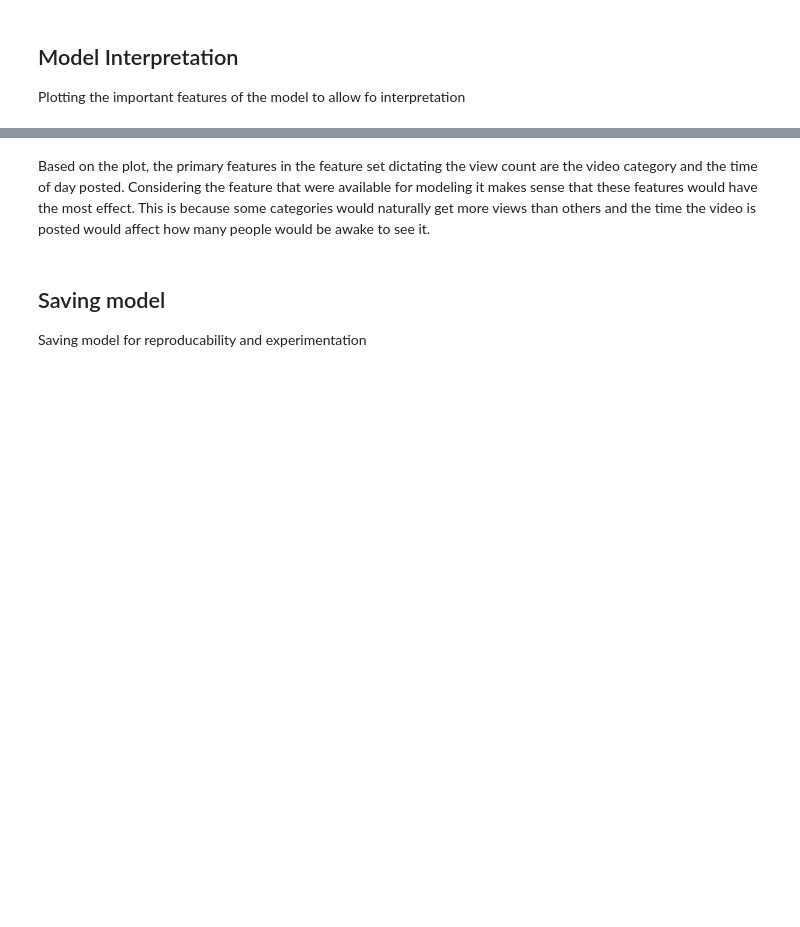
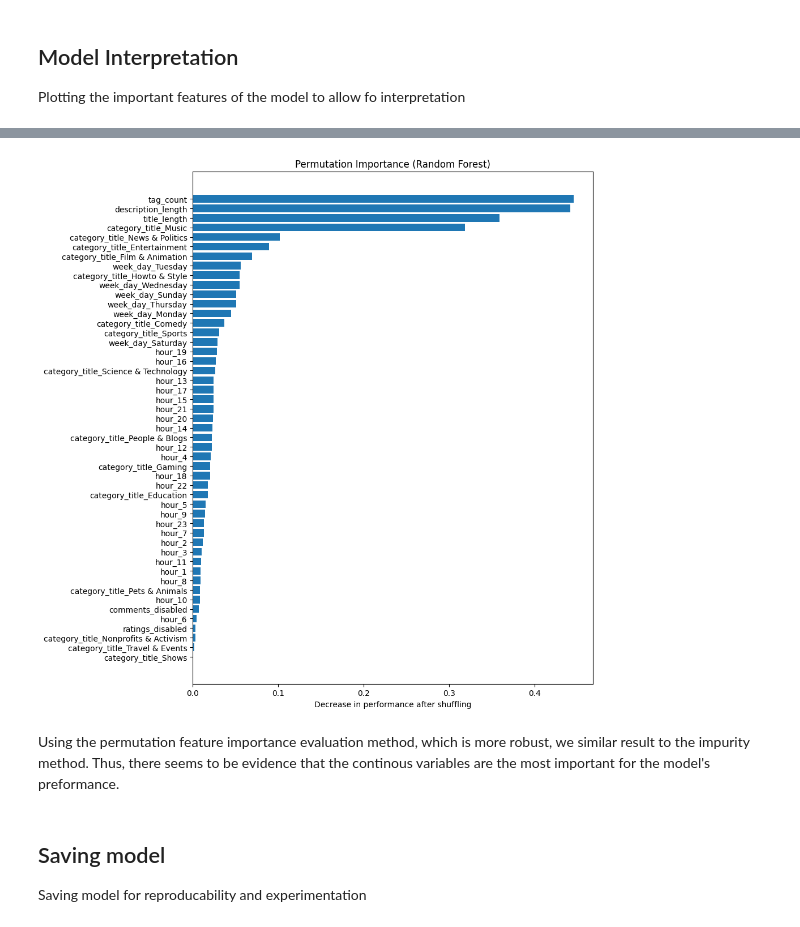
Before and after one commit to Infinit-Learner/youtube-success-predictor, a Jupyter notebook: notebook/03-modeling.ipynb, the cells around one changed output, grey strips where cells are left out. Cells and saved outputs as stored; diff of their text form; code cells hidden in the pictures; blank space fills up the shorter version.

```diff
--- a/notebook/03-modeling.ipynb
+++ b/notebook/03-modeling.ipynb
@@ -171,5 +241,16 @@ plt.show()
+# %%
+# Plotting the permutation feature importances
+plt.figure(figsize= (10,10))
+plt.barh(perm_df['feature'], perm_df['importance_mean'])
+plt.xlabel('Decrease in performance after shuffling')
+plt.title('Permutation Importance (Random Forest)')
+plt.gca().invert_yaxis()
+plt.tight_layout()
+plt.show()
+# %% [output]
+[figure, added]
 # %% [markdown]
-Based on the plot, the primary features in the feature set dictating the view count are the video category and the time of day posted. Considering the feature that were available for modeling it makes sense that these features would have the most effect. This is because some categories would naturally get more views than others and the time the video is posted would affect how many people would be awake to see it.
+Using the permutation feature importance evaluation method, which is more robust, we similar result to the impurity method. Thus, there seems to be evidence that the continous variables are the most important for the model's preformance.
 # %% [markdown]
 ## Saving model
 Saving model for reproducability and experimentation
```
Also changed, not shown: parts of 11 cells of this notebook, 2 other files.
